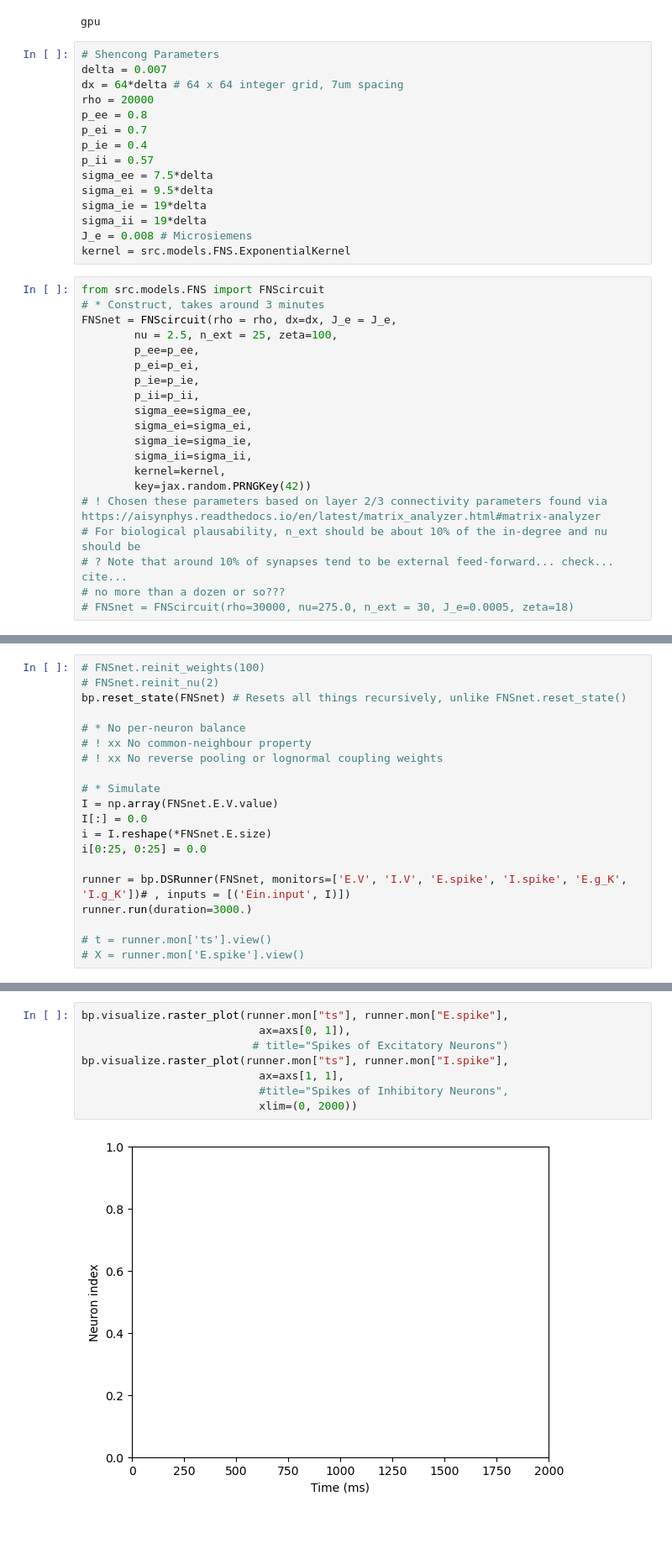
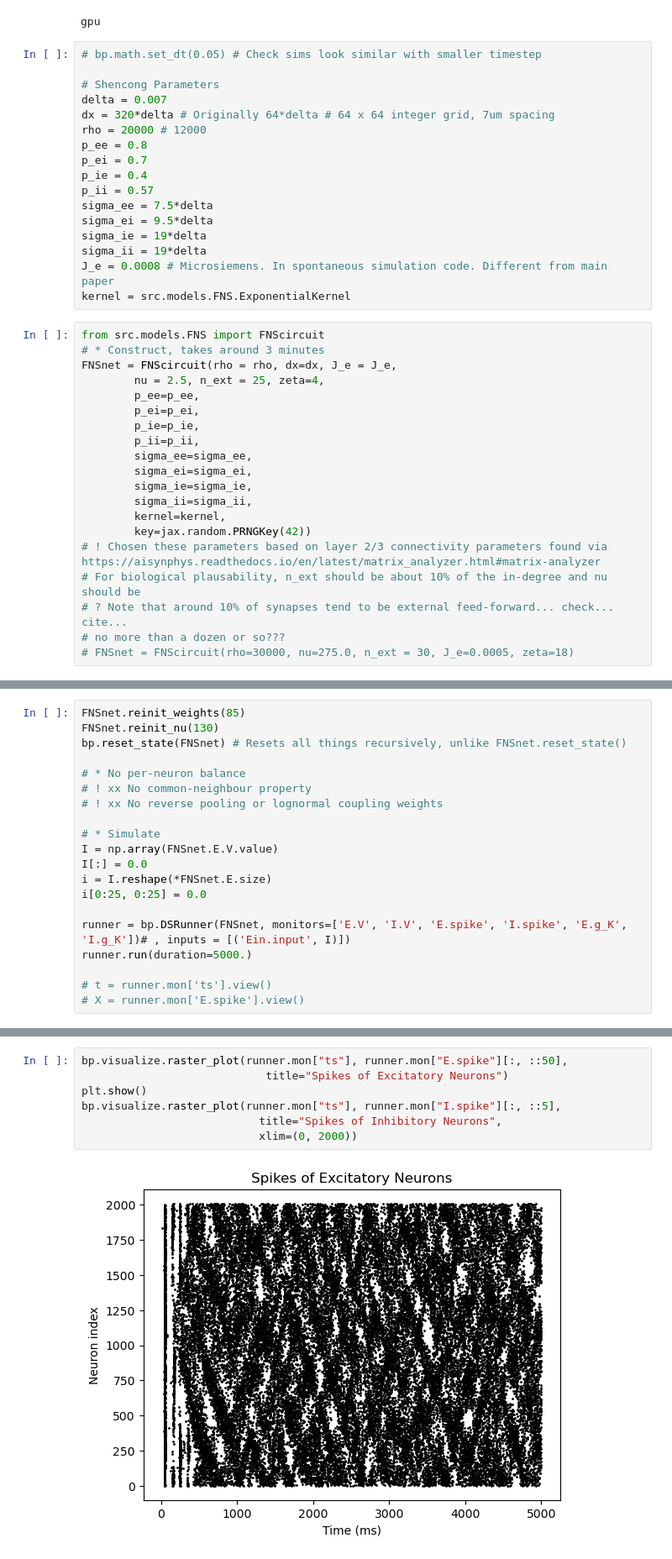
Before and after one commit to brendanjohnharris/WRCircuit.jl, a Jupyter notebook: scripts/plots/dynamics/shencong_dynamics.ipynb, the cells around one changed output, grey strips where cells are left out. Shown at 84% size. Drawn from its saved outputs; the diff is of its cells as text; blank space fills up the shorter version.

```diff
--- a/scripts/plots/dynamics/shencong_dynamics.ipynb
+++ b/scripts/plots/dynamics/shencong_dynamics.ipynb
@@ -23,10 +23,12 @@ jax.default_device = jax.devices("gpu")[0]
 # %% [output]
 gpu
 # %%
+# bp.math.set_dt(0.05) # Check sims look similar with smaller timestep
+
 # Shencong Parameters
 delta = 0.007
-dx = 64*delta # 64 x 64 integer grid, 7um spacing
-rho = 20000
+dx = 320*delta # Originally 64*delta # 64 x 64 integer grid, 7um spacing
+rho = 20000 # 12000
 p_ee = 0.8
 p_ei = 0.7
 p_ie = 0.4
@@ -35,13 +37,13 @@ sigma_ee = 7.5*delta
 sigma_ei = 9.5*delta
 sigma_ie = 19*delta
 sigma_ii = 19*delta
-J_e = 0.008 # Microsiemens
+J_e = 0.0008 # Microsiemens. In spontaneous simulation code. Different from main paper
 kernel = src.models.FNS.ExponentialKernel
 # %%
 from src.models.FNS import FNScircuit
 # * Construct, takes around 3 minutes
 FNSnet = FNScircuit(rho = rho, dx=dx, J_e = J_e,
-        nu = 2.5, n_ext = 25, zeta=100,
+        nu = 2.5, n_ext = 25, zeta=4,
         p_ee=p_ee,
         p_ei=p_ei,
         p_ie=p_ie,
@@ -122,6 +151,6 @@ I2I in-degree: 176.4 (mean), 316.8 (expected)
 # %%
-# FNSnet.reinit_weights(100)
-# FNSnet.reinit_nu(2)
+FNSnet.reinit_weights(85)
+FNSnet.reinit_nu(130)
 bp.reset_state(FNSnet) # Resets all things recursively, unlike FNSnet.reset_state()
 
 # * No per-neuron balance
@@ -135,7 +164,7 @@ i = I.reshape(*FNSnet.E.size)
 i[0:25, 0:25] = 0.0
 
 runner = bp.DSRunner(FNSnet, monitors=['E.V', 'I.V', 'E.spike', 'I.spike', 'E.g_K', 'I.g_K'])# , inputs = [('Ein.input', I)])
-runner.run(duration=3000.)
+runner.run(duration=5000.)
 
 # t = runner.mon['ts'].view()
 # X = runner.mon['E.spike'].view()
@@ -174,10 +203,9 @@ plt.show()
 # %%
-bp.visualize.raster_plot(runner.mon["ts"], runner.mon["E.spike"],
-                           ax=axs[0, 1]),
-                          # title="Spikes of Excitatory Neurons")
-bp.visualize.raster_plot(runner.mon["ts"], runner.mon["I.spike"],
-                           ax=axs[1, 1],
-                           #title="Spikes of Inhibitory Neurons",
+bp.visualize.raster_plot(runner.mon["ts"], runner.mon["E.spike"][:, ::50],
+                            title="Spikes of Excitatory Neurons")
+plt.show()
+bp.visualize.raster_plot(runner.mon["ts"], runner.mon["I.spike"][:, ::5],
+                           title="Spikes of Inhibitory Neurons",
                            xlim=(0, 2000))
 # %% [output]
-[figure, old version]
+[figure, new version]
```
Also changed, not shown: parts of 7 cells of this notebook, 3 other files.
